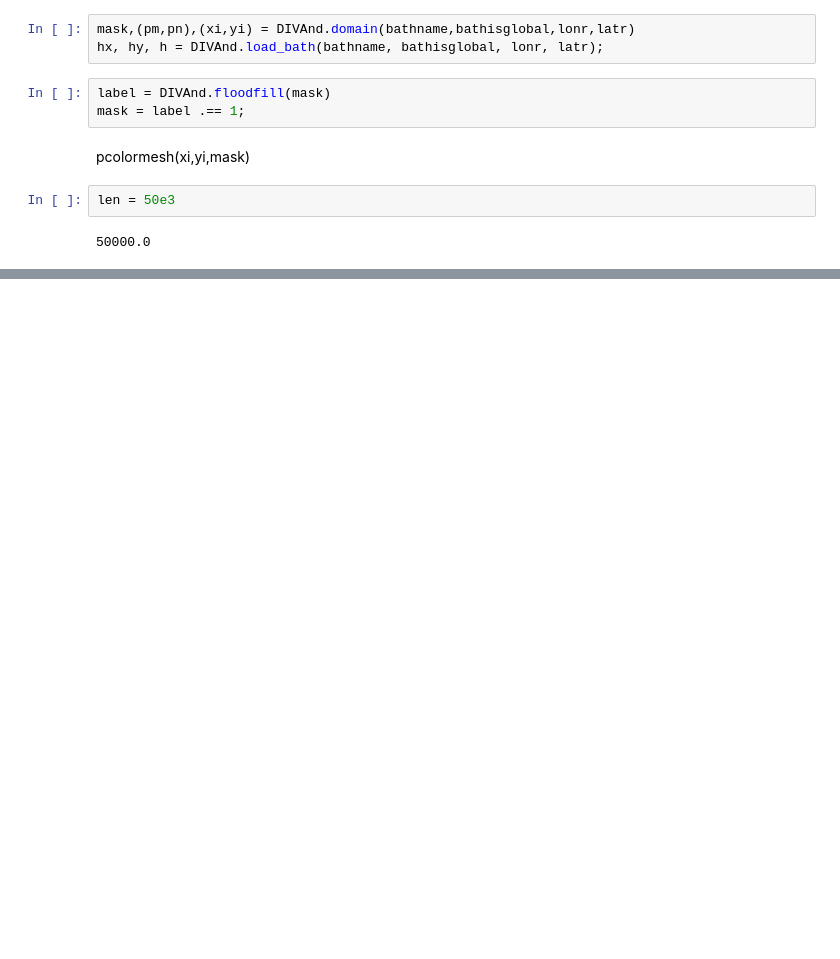
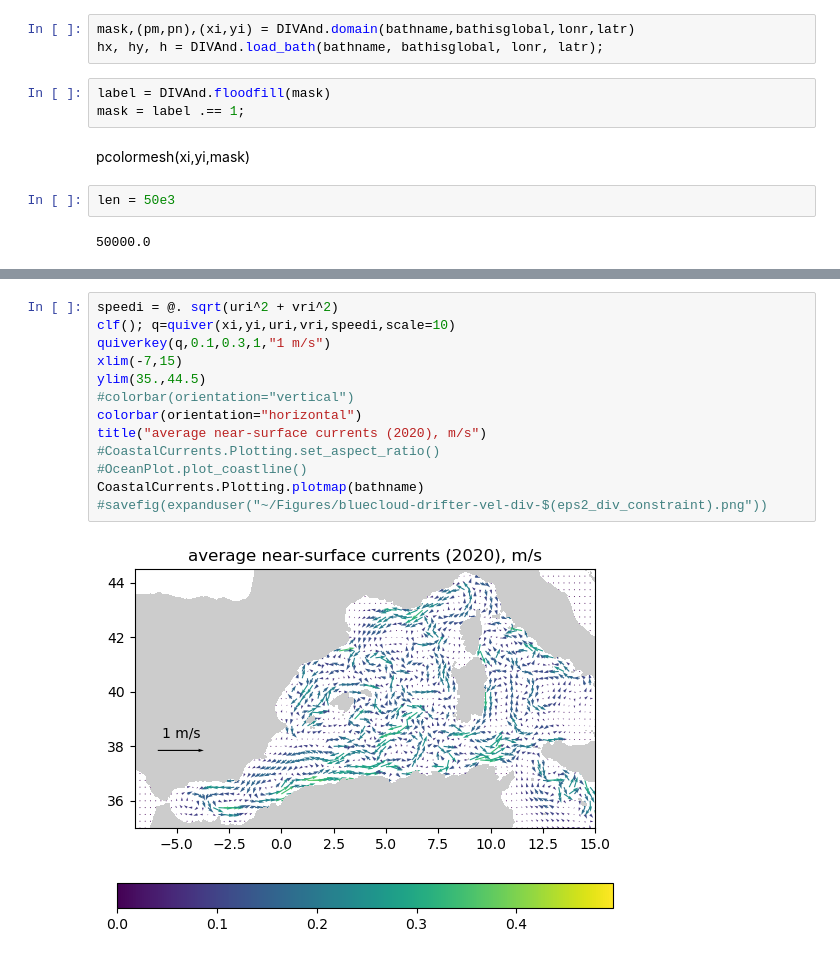
Before and after one commit to Alexander-Barth/CoastalCurrents.jl, a Jupyter notebook: examples/currents_drifter.ipynb, the cells around one changed output, grey strips where cells are left out. Drawn from its saved outputs; the diff is of its cells as text; blank space fills up the shorter version.

```diff
--- a/examples/currents_drifter.ipynb
+++ b/examples/currents_drifter.ipynb
@@ -115,0 +107,15 @@ savefig(expanduser("~/Figures/bluecloud-drifter-vel-div-$(eps2_div_constraint).p
+# %%
+speedi = @. sqrt(uri^2 + vri^2)
+clf(); q=quiver(xi,yi,uri,vri,speedi,scale=10)
+quiverkey(q,0.1,0.3,1,"1 m/s")
+xlim(-7,15)
+ylim(35.,44.5)
+#colorbar(orientation="vertical")
+colorbar(orientation="horizontal")
+title("average near-surface currents (2020), m/s")
+#CoastalCurrents.Plotting.set_aspect_ratio()
+#OceanPlot.plot_coastline()
+CoastalCurrents.Plotting.plotmap(bathname)
+#savefig(expanduser("~/Figures/bluecloud-drifter-vel-div-$(eps2_div_constraint).png"))
+# %% [output]
+[figure, added]
```
Also changed, not shown: parts of 7 cells of this notebook, 4 other files.
